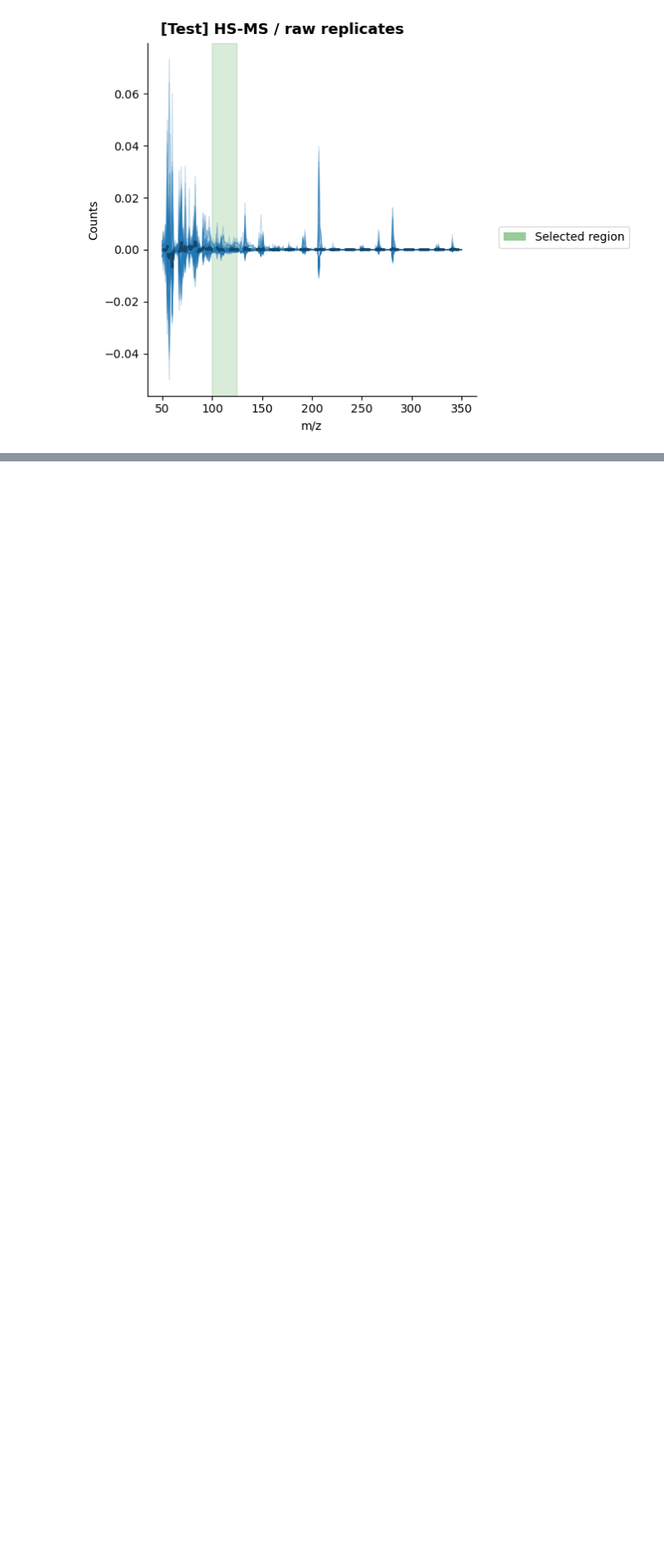
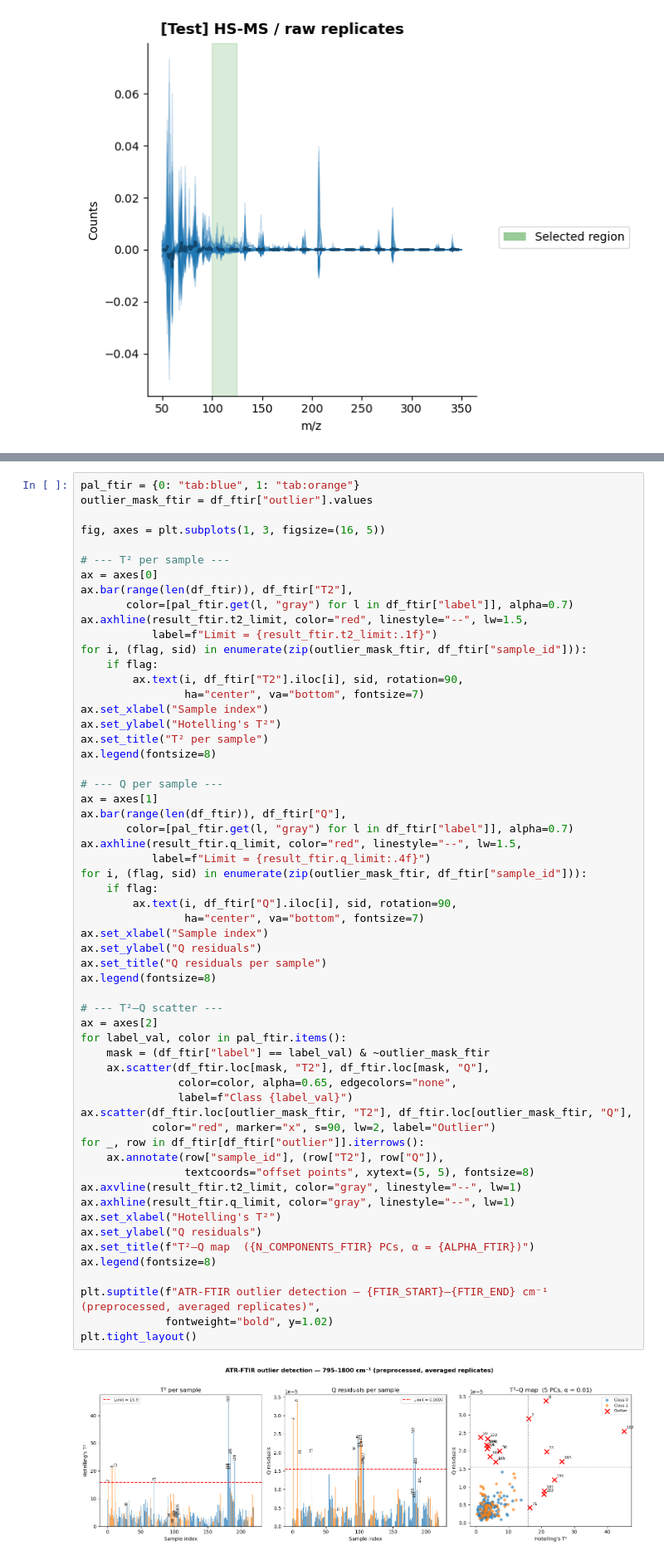
Before and after one commit to SamdGuizani/CAC-2026_Data-Challenge_Olive-Oil-Sensory-Defects-Detection-Using-Chemometrics, a Jupyter notebook: Notebooks/01_EDA.ipynb, the cells around one changed output, grey strips where cells are left out. Shown at 83% size. Drawn from its saved outputs; the diff is of its cells as text; blank space fills up the shorter version.

```diff
--- a/Notebooks/01_EDA.ipynb
+++ b/Notebooks/01_EDA.ipynb
@@ -293,0 +528,60 @@ plot_spectra(
+# %%
+pal_ftir = {0: "tab:blue", 1: "tab:orange"}
+outlier_mask_ftir = df_ftir["outlier"].values
+
+fig, axes = plt.subplots(1, 3, figsize=(16, 5))
+
+# --- T² per sample ---
+ax = axes[0]
+ax.bar(range(len(df_ftir)), df_ftir["T2"],
+       color=[pal_ftir.get(l, "gray") for l in df_ftir["label"]], alpha=0.7)
+ax.axhline(result_ftir.t2_limit, color="red", linestyle="--", lw=1.5,
+           label=f"Limit = {result_ftir.t2_limit:.1f}")
+for i, (flag, sid) in enumerate(zip(outlier_mask_ftir, df_ftir["sample_id"])):
+    if flag:
+        ax.text(i, df_ftir["T2"].iloc[i], sid, rotation=90,
+                ha="center", va="bottom", fontsize=7)
+ax.set_xlabel("Sample index")
+ax.set_ylabel("Hotelling's T²")
+ax.set_title("T² per sample")
+ax.legend(fontsize=8)
+
+# --- Q per sample ---
+ax = axes[1]
+ax.bar(range(len(df_ftir)), df_ftir["Q"],
+       color=[pal_ftir.get(l, "gray") for l in df_ftir["label"]], alpha=0.7)
+ax.axhline(result_ftir.q_limit, color="red", linestyle="--", lw=1.5,
+           label=f"Limit = {result_ftir.q_limit:.4f}")
+for i, (flag, sid) in enumerate(zip(outlier_mask_ftir, df_ftir["sample_id"])):
+    if flag:
+        ax.text(i, df_ftir["Q"].iloc[i], sid, rotation=90,
+                ha="center", va="bottom", fontsize=7)
+ax.set_xlabel("Sample index")
+ax.set_ylabel("Q residuals")
+ax.set_title("Q residuals per sample")
+ax.legend(fontsize=8)
+
+# --- T²–Q scatter ---
+ax = axes[2]
+for label_val, color in pal_ftir.items():
+    mask = (df_ftir["label"] == label_val) & ~outlier_mask_ftir
+    ax.scatter(df_ftir.loc[mask, "T2"], df_ftir.loc[mask, "Q"],
+               color=color, alpha=0.65, edgecolors="none",
+               label=f"Class {label_val}")
+ax.scatter(df_ftir.loc[outlier_mask_ftir, "T2"], df_ftir.loc[outlier_mask_ftir, "Q"],
+           color="red", marker="x", s=90, lw=2, label="Outlier")
+for _, row in df_ftir[df_ftir["outlier"]].iterrows():
+    ax.annotate(row["sample_id"], (row["T2"], row["Q"]),
+                textcoords="offset points", xytext=(5, 5), fontsize=8)
+ax.axvline(result_ftir.t2_limit, color="gray", linestyle="--", lw=1)
+ax.axhline(result_ftir.q_limit, color="gray", linestyle="--", lw=1)
+ax.set_xlabel("Hotelling's T²")
+ax.set_ylabel("Q residuals")
+ax.set_title(f"T²–Q map  ({N_COMPONENTS_FTIR} PCs, α = {ALPHA_FTIR})")
+ax.legend(fontsize=8)
+
+plt.suptitle(f"ATR-FTIR outlier detection — {FTIR_START}–{FTIR_END} cm⁻¹ (preprocessed, averaged replicates)",
+             fontweight="bold", y=1.02)
+plt.tight_layout()
+# %% [output]
+[figure, added]
```
Also changed, not shown: parts of 18 cells of this notebook, 2 other files.
